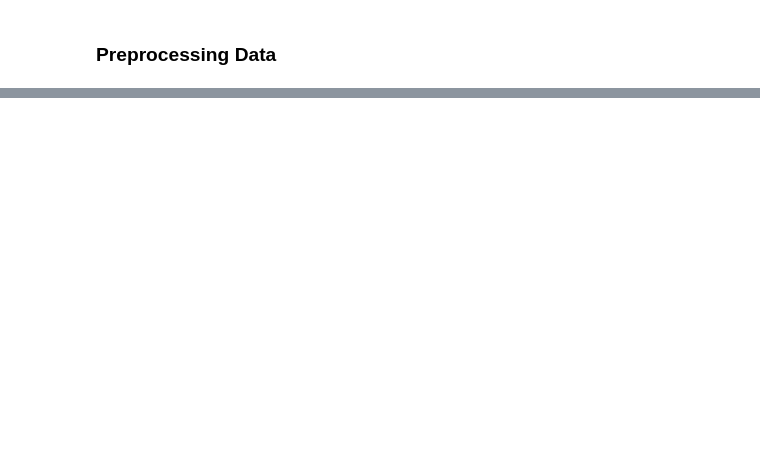
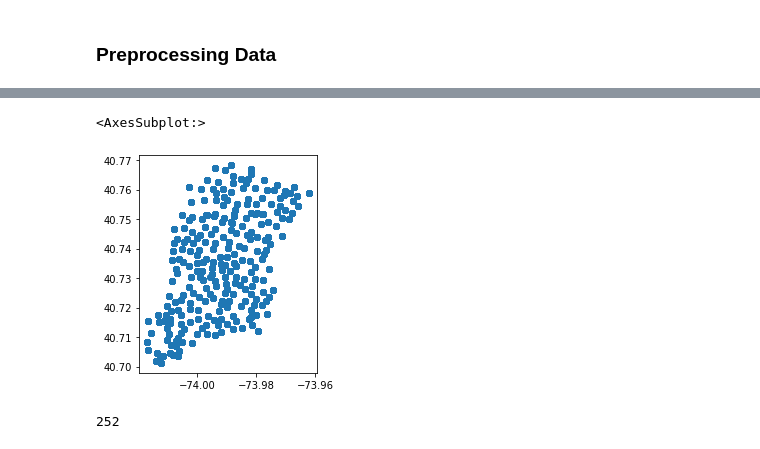
Before and after one commit to rtealwitter/OpenStreets, a Jupyter notebook: wrangle_data.ipynb, the cells around one changed output, grey strips where cells are left out. Saved outputs shown, nothing was run; the diff lists cells and outputs as text; code cells hidden in the pictures; blank space fills up the shorter version.

```diff
--- a/wrangle_data.ipynb
+++ b/wrangle_data.ipynb
@@ -75,0 +94,21 @@ df_restricted
+# %%
+year = '2016'
+month = '01'
+filename_citibike = f'data_unwrangled/citibike/{year}{month}-citibike-tripdata.csv'
+citibike_yearmonth = pd.read_csv(filename_citibike)
+# %%
+citibike_yearmonth = gpd.GeoDataFrame(citibike_yearmonth)
+citibike_yearmonth['start_geom'] = gpd.points_from_xy(citibike_yearmonth['start station longitude'], citibike_yearmonth['start station latitude'])
+citibike_yearmonth['end_geom'] = gpd.points_from_xy(citibike_yearmonth['end station longitude'], citibike_yearmonth['end station latitude'])
+# %%
+for geom in ['start_geom', 'end_geom']:
+    citibike_yearmonth.set_geometry(geom, inplace=True)
+    citibike_yearmonth = citibike_yearmonth.sjoin(filter)
+    if 'index_right' in citibike_yearmonth.columns:
+        citibike_yearmonth.drop(columns=['index_right'], inplace=True)
+# %%
+citibike_yearmonth.plot()
+#len(citibike_yearmonth['start station id'].unique())
+# %% [output]
+<AxesSubplot:>
+[figure, added]
@@ -75,0 +118,4 @@ df_restricted
+# %%
+len(citibike_yearmonth['end station id'].unique())
+# %% [output]
+252
```
Also changed, not shown: parts of 21 cells of this notebook.
